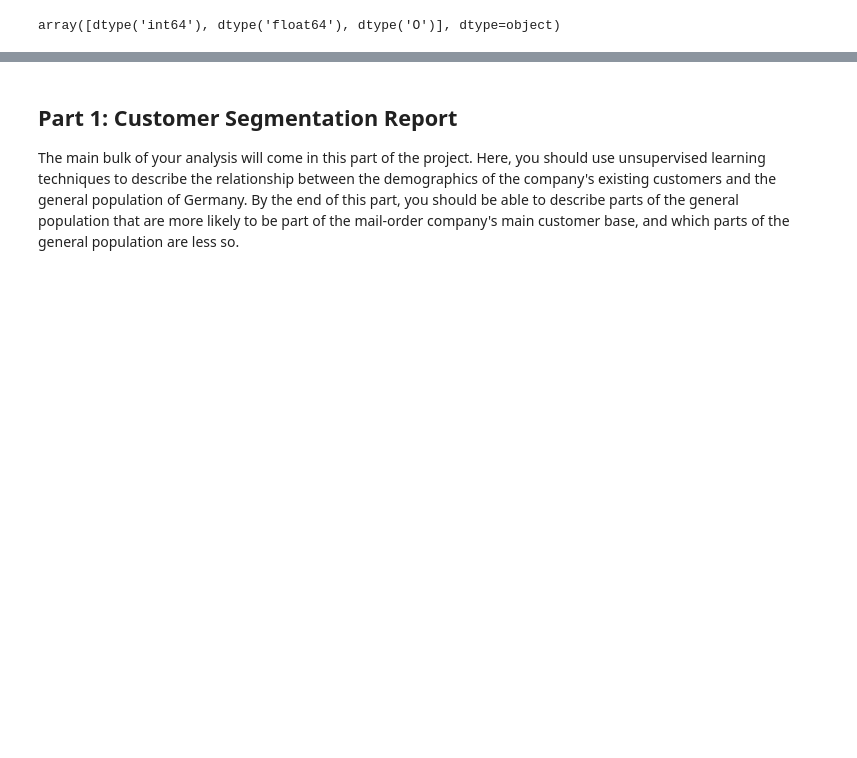
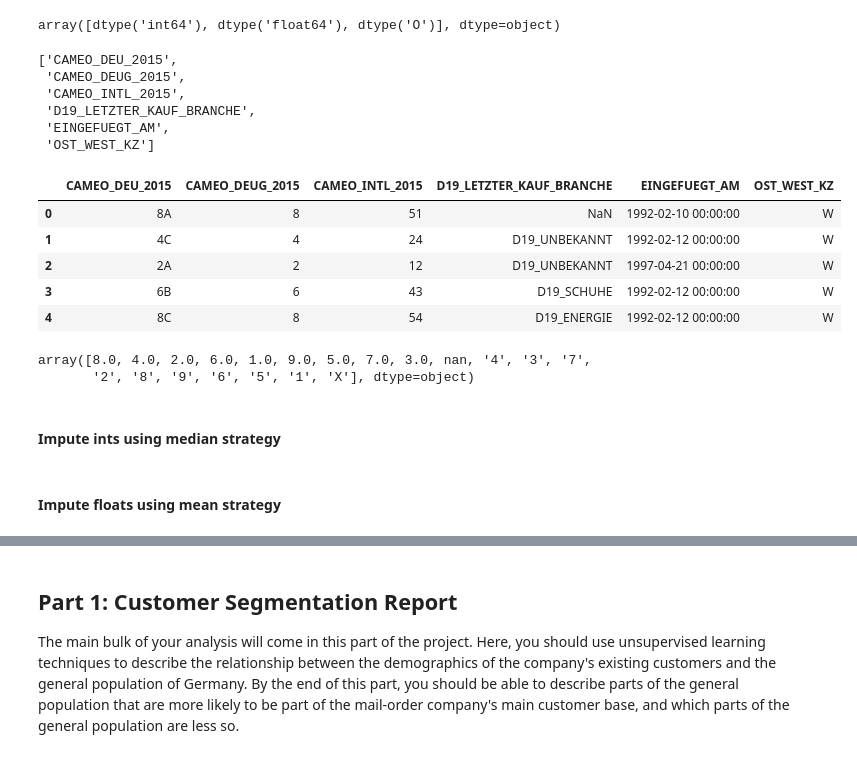
Before and after one commit to bvcmartins/dsnd_capstone, a Jupyter notebook: main.ipynb, the cells around one changed output, grey strips where cells are left out. Drawn from its saved outputs; the diff is of its cells as text; code cells hidden in the pictures; blank space fills up the shorter version.

Commit message:
added impute section

```diff
--- a/main.ipynb
+++ b/main.ipynb
@@ -433,6 +443,31 @@ azdias_below.dtypes.unique()
 # %% [output]
 array([dtype('int64'), dtype('float64'), dtype('O')], dtype=object)
 # %%
-list_ints = azdias_below.dtypes[(azdias.dtypes=='int64')].index[1:].tolist()
-list_floats = azdias_below.dtypes[(azdias.dtypes=='float64')].index.tolist()
-list_objects = azdias_below.dtypes[(azdias.dtypes=='object')].index.tolist()
+list_ints = azdias_below.dtypes[(azdias_below.dtypes=='int64')].index[1:].tolist()
+list_floats = azdias_below.dtypes[(azdias_below.dtypes=='float64')].index.tolist()
+list_objects = azdias_below.dtypes[(azdias_below.dtypes=='object')].index.tolist()
+# %%
+display(list_objects)
+# %% [output]
+['CAMEO_DEU_2015',
+ 'CAMEO_DEUG_2015',
+ 'CAMEO_INTL_2015',
+ 'D19_LETZTER_KAUF_BRANCHE',
+ 'EINGEFUEGT_AM',
+ 'OST_WEST_KZ']
+# %%
+azdias_below[list_objects].head()
+# %% [output]
+|  | CAMEO_DEU_2015 | CAMEO_DEUG_2015 | CAMEO_INTL_2015 | D19_LETZTER_KAUF_BRANCHE | EINGEFUEGT_AM | OST_WEST_KZ |
+| 0 | 8A | 8 | 51 | NaN | 1992-02-10 00:00:00 | W |
+| 1 | 4C | 4 | 24 | D19_UNBEKANNT | 1992-02-12 00:00:00 | W |
+| 2 | 2A | 2 | 12 | D19_UNBEKANNT | 1997-04-21 00:00:00 | W |
+| 3 | 6B | 6 | 43 | D19_SCHUHE | 1992-02-12 00:00:00 | W |
+| 4 | 8C | 8 | 54 | D19_ENERGIE | 1992-02-12 00:00:00 | W |
+# %%
+azdias_below['CAMEO_DEUG_2015'].unique()
+# %% [output]
+array([8.0, 4.0, 2.0, 6.0, 1.0, 9.0, 5.0, 7.0, 3.0, nan, '4', '3', '7',
+       '2', '8', '9', '6', '5', '1', 'X'], dtype=object)
+# %% [markdown]
+#### Impute ints using median strategy
@@ -438,0 +478,2 @@ list_objects = azdias_below.dtypes[(azdias.dtypes=='object')].index.tolist()
+# %% [markdown]
+#### Impute floats using mean strategy
```
Also changed, not shown: parts of 8 cells of this notebook.
